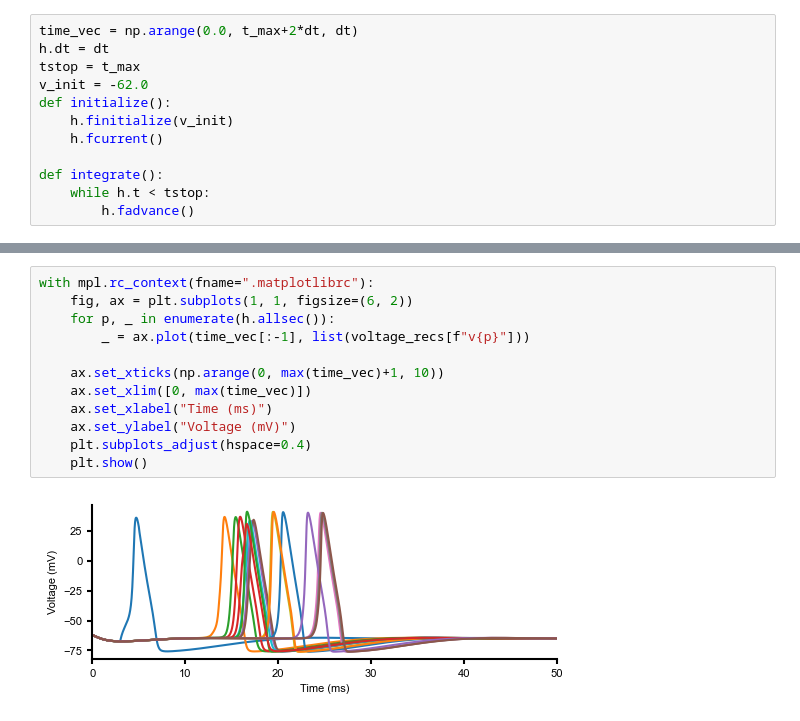
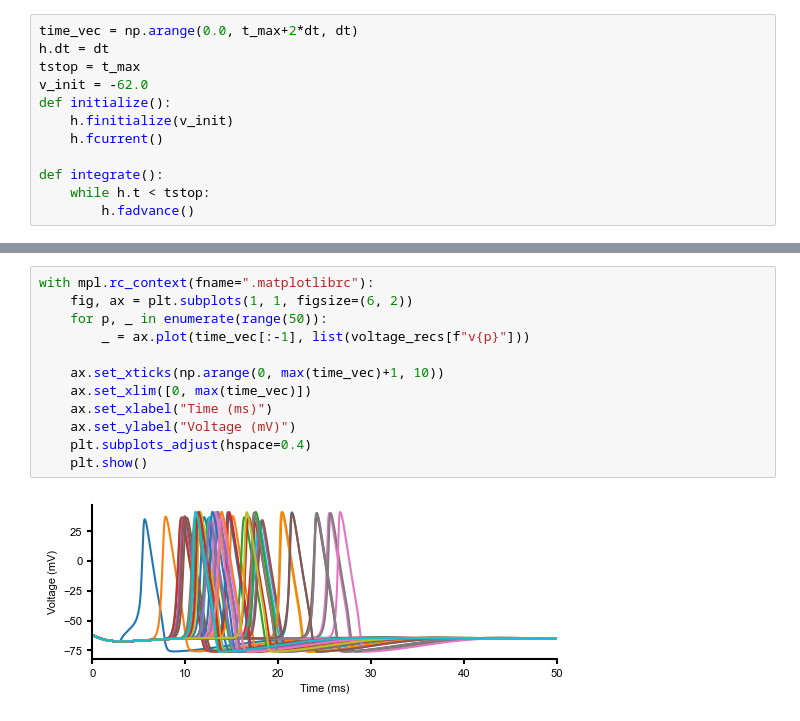
Before and after one commit to jaxleyverse/jaxley, a Jupyter notebook: notebooks/11_swc_neuron.ipynb, the cells around one changed output, grey strips where cells are left out. Drawn from its saved outputs; the diff is of its cells as text.

```diff
--- a/notebooks/11_swc_neuron.ipynb
+++ b/notebooks/11_swc_neuron.ipynb
@@ -121,14 +93,14 @@ integrate()
 # %%
 with mpl.rc_context(fname=".matplotlibrc"):
     fig, ax = plt.subplots(1, 1, figsize=(6, 2))
-    for p, _ in enumerate(h.allsec()):
+    for p, _ in enumerate(range(50)):
         _ = ax.plot(time_vec[:-1], list(voltage_recs[f"v{p}"]))
 
     ax.set_xticks(np.arange(0, max(time_vec)+1, 10))
     ax.set_xlim([0, max(time_vec)])
     ax.set_xlabel("Time (ms)")
     ax.set_ylabel("Voltage (mV)")
     plt.subplots_adjust(hspace=0.4)
     plt.show()
 # %% [output]
-[figure, old version]
+[figure, new version]
```
Also changed, not shown: parts of 6 cells of this notebook, 4 other files.
